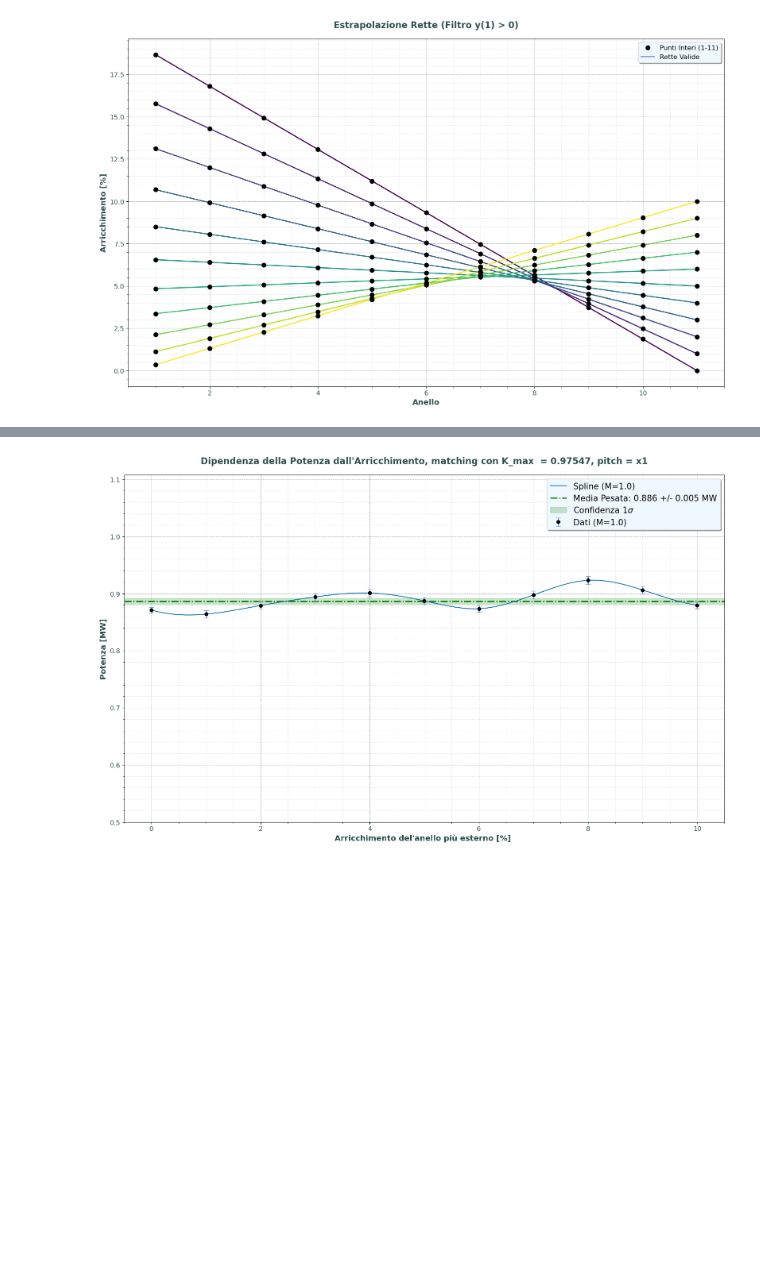
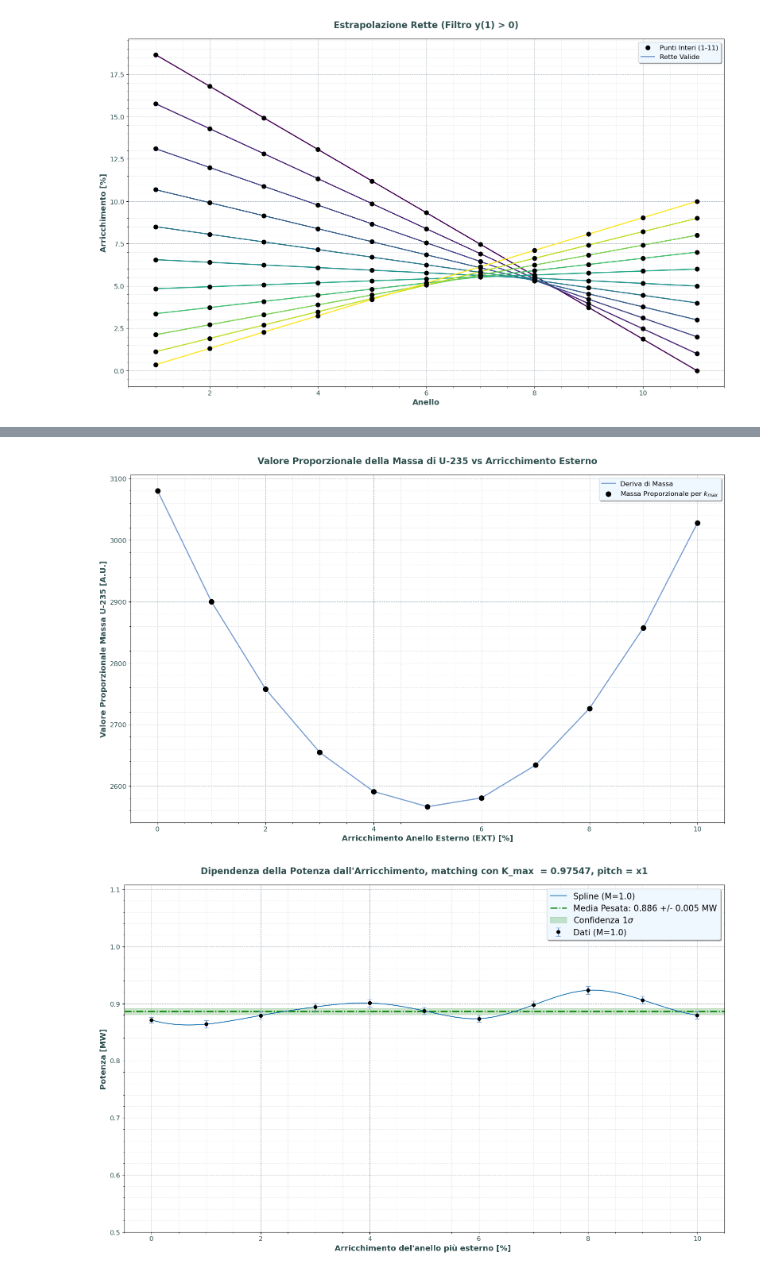
Before and after one commit to oblivion0218/Tesi-Magistrale, a Jupyter notebook: Open MC/reattore_8/50PCM/auto/analisi.ipynb, the cells around one changed output, grey strips where cells are left out. Saved outputs shown, nothing was run; the diff lists cells and outputs as text; code cells hidden in the pictures; blank space fills up the shorter version.

```diff
--- a/Open MC/reattore_8/50PCM/auto/analisi.ipynb
+++ b/Open MC/reattore_8/50PCM/auto/analisi.ipynb
@@ -211,0 +217,71 @@ Retta 10 [P_i(1, 0.35) -> P_f(11, 10.00)]: Media = 5.174
+# %%
+def calcola_e_plotta_massa(x_pred, y_pred):
+    """
+    Calcola il valore proporzionale alla massa di U235 per le diverse configurazioni
+    e ne esegue il plot, filtrando i valori con arricchimento INT iniziale non positivo.
+    """
+    print("\n### --- Analisi Massa Proporzionale U-235 --- ###\n")
+
+    # Definizione geometria anelli
+    anelli = np.arange(1, 12)
+    n_barre = 6 * (anelli + 1)
+
+    valid_x = []
+    mass_vect = []
+
+    for i, (x_p, y_p) in enumerate(zip(x_pred, y_pred)):
+        y_start = y_p
+        y_end = x_p
+
+        # Filtro: escludiamo le configurazioni con arricchimento iniziale nullo/negativo
+        if y_start <= 0:
+            continue
+
+        # Calcolo coefficienti retta: e_n = m * n + q
+        m = (y_end - y_start) / 10.0
+        q = y_start - m * 1.0
+
+        # Arricchimenti valutati sui punti discreti 1-11
+        arricchimenti = m * anelli + q
+
+        # Integrale discreto della massa: Somma(N_barre * arricchimento_n)
+        massa_prop = np.sum(n_barre * arricchimenti)
+
+        valid_x.append(x_p)
+        mass_vect.append(massa_prop)
+        print(f"Configurazione EXT={x_p:2.1f}, INT={y_start:5.2f} -> Massa Proporzionale: {massa_prop:.2f}")
+
+    # Plot
+    fig, ax = plt.subplots(figsize=(16, 10))
+
+    # Linea di tendenza (Interpolazione)
+    ax.plot(valid_x, mass_vect, color='#789DD1', linestyle='-', linewidth=2, zorder=4, label='Deriva di Massa')
+
+    # Punti sperimentali valutati
+    ax.scatter(valid_x, mass_vect, color='#000000', s=80, zorder=5, label='Massa Proporzionale per $k_{max}$')
+
+    # Formattazione assi e titolo
+    ax.set_title('Valore Proporzionale della Massa di U-235 vs Arricchimento Esterno',
+                 fontsize=16, fontweight='bold', color='#2F4F4F', pad=20)
+    ax.set_xlabel('Arricchimento Anello Esterno (EXT) [%]', fontsize=14, fontweight='bold', color='#2F4F4F')
+    ax.set_ylabel('Valore Proporzionale Massa U-235 [A.U.]', fontsize=14, fontweight='bold', color='#2F4F4F')
+
+    ax.tick_params(axis='both', which='major', labelsize=12, labelcolor='#2F4F4F')
+
+    # Setup della griglia avanzata
+    ax.minorticks_on()
+    ax.grid(which='major', linestyle='--', alpha=0.6, color='#778899')
+    ax.grid(which='minor', linestyle=':', alpha=0.3, color='#778899')
+
+    # Legenda
+    ax.legend(loc='upper right', frameon=True, shadow=True, fontsize=12, facecolor='#F0F8FF')
+
+    plt.tight_layout()
+    plt.savefig('deriva_massa_u235.png', dpi=300)
+    plt.show()
+
+    return np.array(valid_x), np.array(mass_vect)
+
+# Chiamata della funzione usando i vettori elaborati dal tuo blocco precedente
+x_val, massa_val = calcola_e_plotta_massa(x_pred, y_pred)
+# %% [output]
@@ -212,3 +301,4 @@ Retta 10 [P_i(1, 0.35) -> P_f(11, 10.00)]: Media = 5.174
+[figure, added]
 # %%
 import glob
 import os
```
Also changed, not shown: parts of 2 cells of this notebook, 4 other files.
